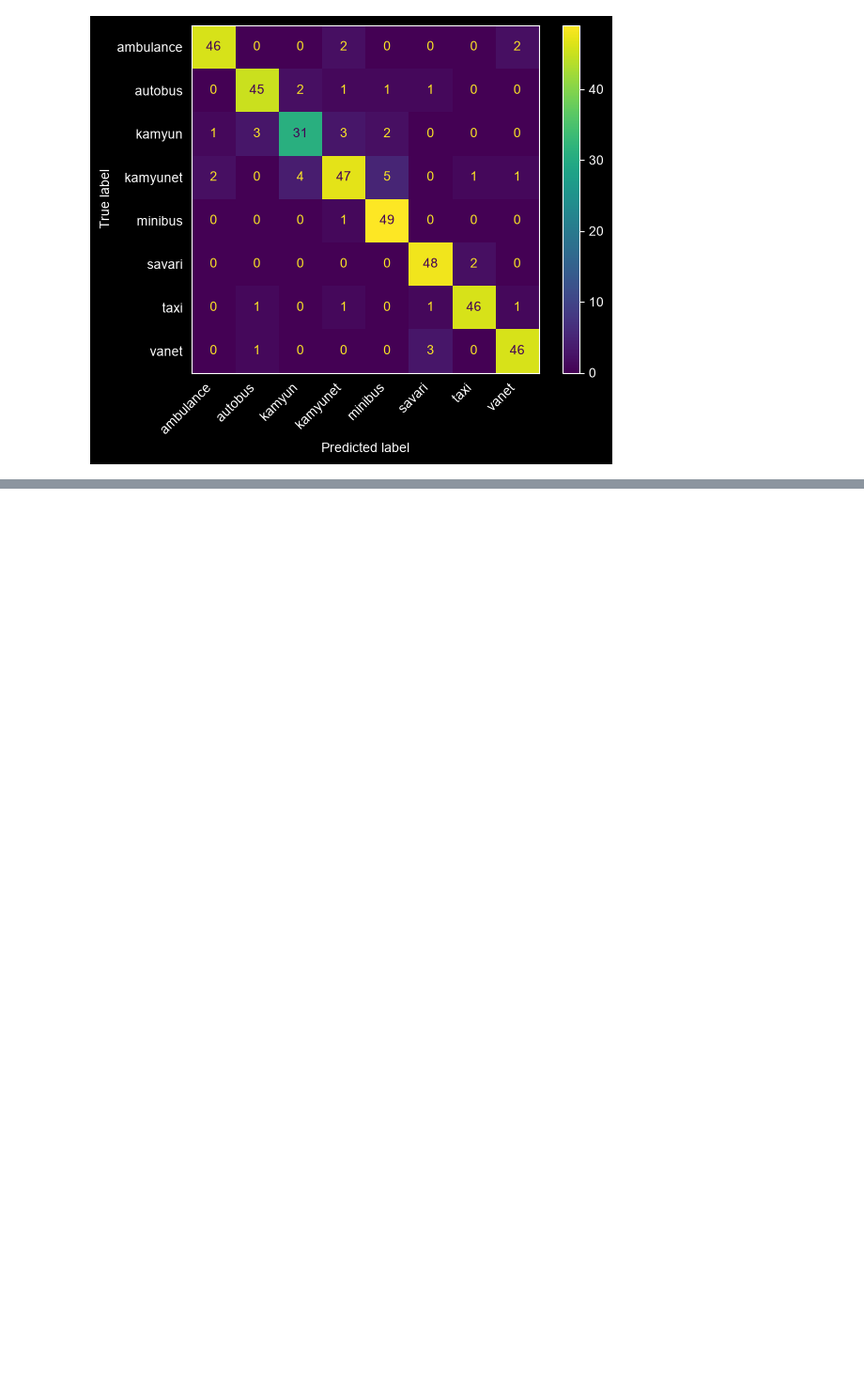
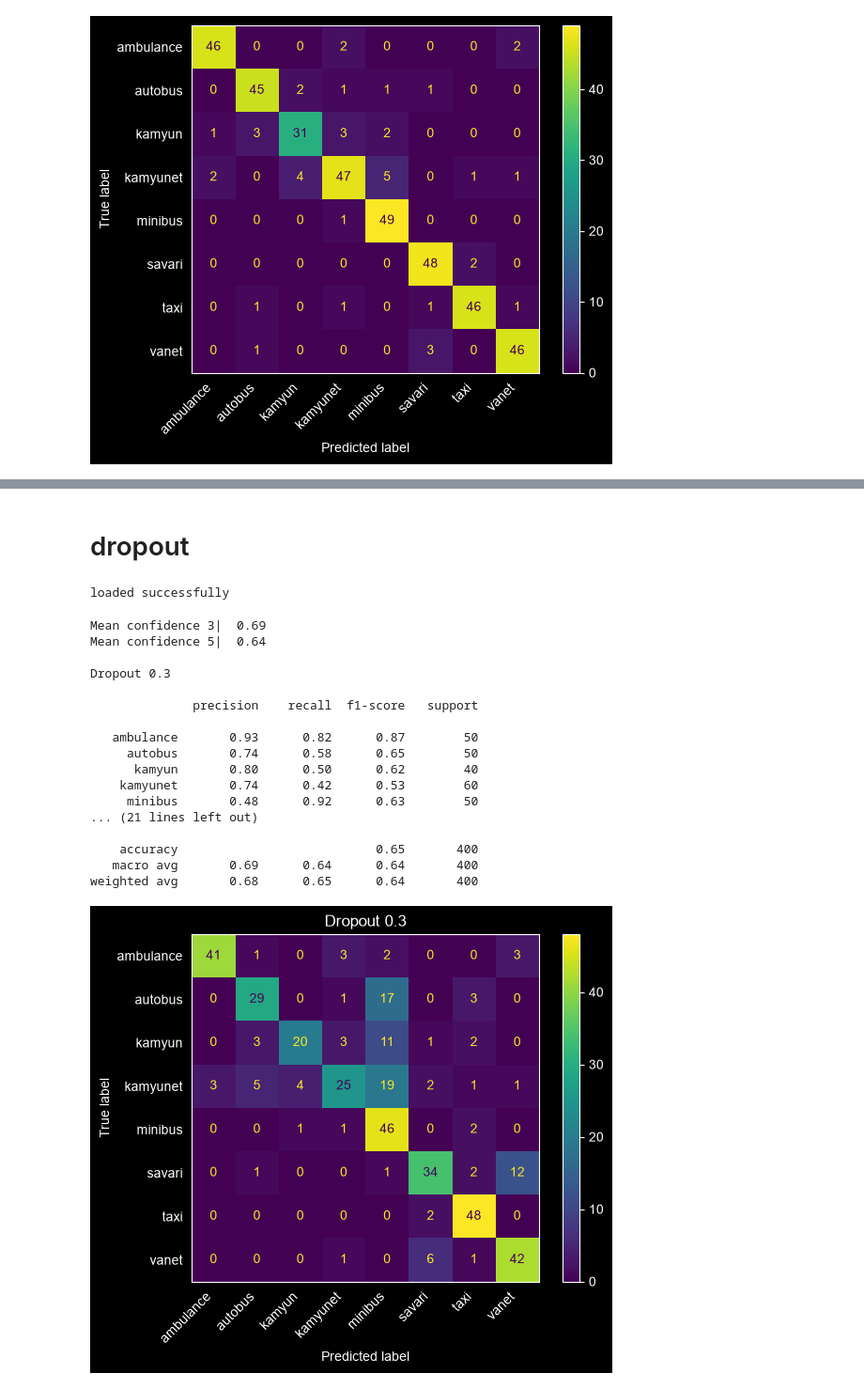
Before and after one commit to mrpanigale/Traffic_vehicle, a Jupyter notebook: src/test_all_models.ipynb, the cells around one changed output, grey strips where cells are left out. Shown at 94% size. Cells and saved outputs as stored; diff of their text form; code cells hidden in the pictures; blank space fills up the shorter version.

```diff
--- a/src/test_all_models.ipynb
+++ b/src/test_all_models.ipynb
@@ -382,0 +590,2 @@ weighted avg       0.89      0.90      0.89       400
+# %% [markdown]
+# dropout
@@ -382,0 +682,14 @@ weighted avg       0.89      0.90      0.89       400
+# %%
+drop3_path = ROOT / "models" / "dropout_model" / "CNN-DropoutModeldropout_3.pth"
+state_3 = torch.load(drop3_path,weights_only=True)
+cnn_3 = CnnDropout(dropout_rate=0.3).to(DEVICE)
+cnn_3.load_state_dict(state_3)
+cnn_3.eval()
+drop5_path = ROOT / "models" / "dropout_model" / "CNN-DropoutModeldropout_5.pth"
+state_5 = torch.load(drop5_path,weights_only=True)
+cnn_5 = CnnDropout(dropout_rate=0.5).to(DEVICE)
+cnn_5.load_state_dict(state_5)
+cnn_5.eval()
+print("loaded successfully")
+# %% [output]
+loaded successfully
@@ -382,0 +733,41 @@ weighted avg       0.89      0.90      0.89       400
+# %%
+print(f"{'Mean confidence 3|':<20}{np.mean(probas_3):<20.2f}")
+
+print(f"{'Mean confidence 5|':<20}{np.mean(probas_5):<20.2f}")
+print("\nDropout 0.3 \n")
+print(classification_report(y_true,preds_3,target_names=classes,zero_division=0,))
+print("\nDropout 0.5\n")
+print(classification_report(y_true,preds_5,target_names=classes,zero_division=0,))
+
+dsp_3 = ConfusionMatrixDisplay(confusion_matrix=confusion_matrix(y_true,preds_3),display_labels=classes)
+dsp_3.plot()
+plt.grid(False)
+plt.title("Dropout 0.3")
+plt.xticks(rotation=45,ha="right")
+plt.show()
+
+dsp_5 = ConfusionMatrixDisplay(confusion_matrix=confusion_matrix(y_true,preds_5),display_labels=classes)
+dsp_5.plot()
+plt.grid(False)
+plt.title("Dropout 0.5")
+plt.xticks(rotation=45,ha="right")
+plt.show()
+# %% [output]
+Mean confidence 3|  0.69
+Mean confidence 5|  0.64
+
+Dropout 0.3
+
+              precision    recall  f1-score   support
+
+   ambulance       0.93      0.82      0.87        50
+     autobus       0.74      0.58      0.65        50
+      kamyun       0.80      0.50      0.62        40
+    kamyunet       0.74      0.42      0.53        60
+     minibus       0.48      0.92      0.63        50
+... (21 lines left out)
+
+    accuracy                           0.65       400
+   macro avg       0.69      0.64      0.64       400
+weighted avg       0.68      0.65      0.64       400
+[figure, added]
```
Also changed, not shown: parts of 24 cells of this notebook.
